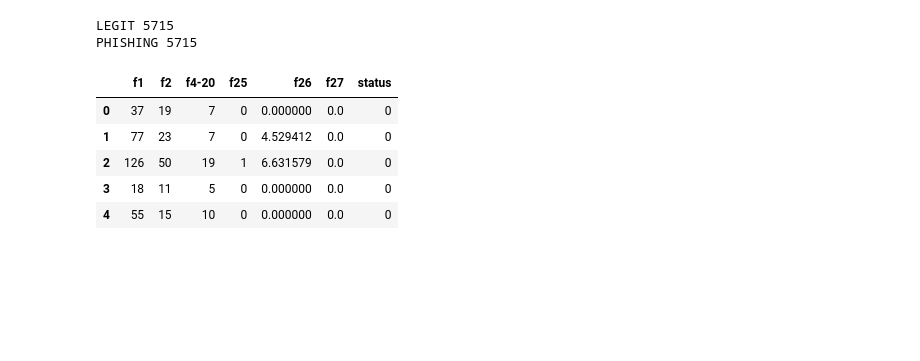
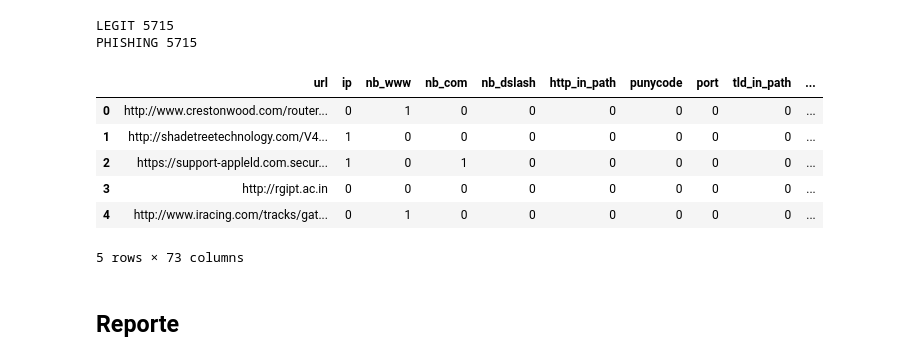
Before and after one commit to andreamalin/LAB01-SDS, a Jupyter notebook: lab01.ipynb, the cells around one changed output. Saved outputs shown, nothing was run; the diff lists cells and outputs as text; code cells hidden in the pictures; blank space fills up the shorter version.

Commit message:
feat: mlm y reporte

```diff
--- a/lab01.ipynb
+++ b/lab01.ipynb
@@ -43,7 +57,7 @@ cleaned_df['f25'] = df['url'].apply(isHttps)
 # %%
 def digits_ratio(x):
     try:
-        ratio = len(x) / len(re.sub("[^0-9]", "", x))
+        ratio = len(re.sub("[^0-9]", "", x)) / len(x)
         return ratio
     except:
         return 0
@@ -56,13 +70,19 @@ def binary_status(x):
         return 1
     return 0
 
-cleaned_df['status'] = df['domain'].apply(binary_status)
+cleaned_df['status'] = df['status'].apply(binary_status)
+# %%
+aux = df.copy()
+aux = aux.drop(['domain', 'status'], axis=1)
+temp_df = pd.concat([aux, cleaned_df], axis=1)
+data = temp_df.drop_duplicates()
 # %%
-cleaned_df.head()
+data.head()
 # %% [output]
-|  | f1 | f2 | f4-20 | f25 | f26 | f27 | status |
-| 0 | 37 | 19 | 7 | 0 | 0.000000 | 0.0 | 0 |
-| 1 | 77 | 23 | 7 | 0 | 4.529412 | 0.0 | 0 |
-| 2 | 126 | 50 | 19 | 1 | 6.631579 | 0.0 | 0 |
-| 3 | 18 | 11 | 5 | 0 | 0.000000 | 0.0 | 0 |
-| 4 | 55 | 15 | 10 | 0 | 0.000000 | 0.0 | 0 |
+|  | url | ip | nb_www | nb_com | nb_dslash | http_in_path | punycode | port | tld_in_path | ... |
+| 0 | http://www.crestonwood.com/router... | 0 | 1 | 0 | 0 | 0 | 0 | 0 | 0 | ... |
+| 1 | http://shadetreetechnology.com/V4... | 1 | 0 | 0 | 0 | 0 | 0 | 0 | 0 | ... |
+| 2 | https://support-appleld.com.secur... | 1 | 0 | 1 | 0 | 0 | 0 | 0 | 0 | ... |
+| 3 | http://rgipt.ac.in | 0 | 0 | 0 | 0 | 0 | 0 | 0 | 0 | ... |
+| 4 | http://www.iracing.com/tracks/gat... | 0 | 1 | 0 | 0 | 0 | 0 | 0 | 0 | ... |
+5 rows × 73 columns
@@ -68,0 +91,2 @@ cleaned_df.head()
+# %% [markdown]
+## Reporte
```
Also changed, not shown: parts of 20 cells of this notebook, 1 other file.
